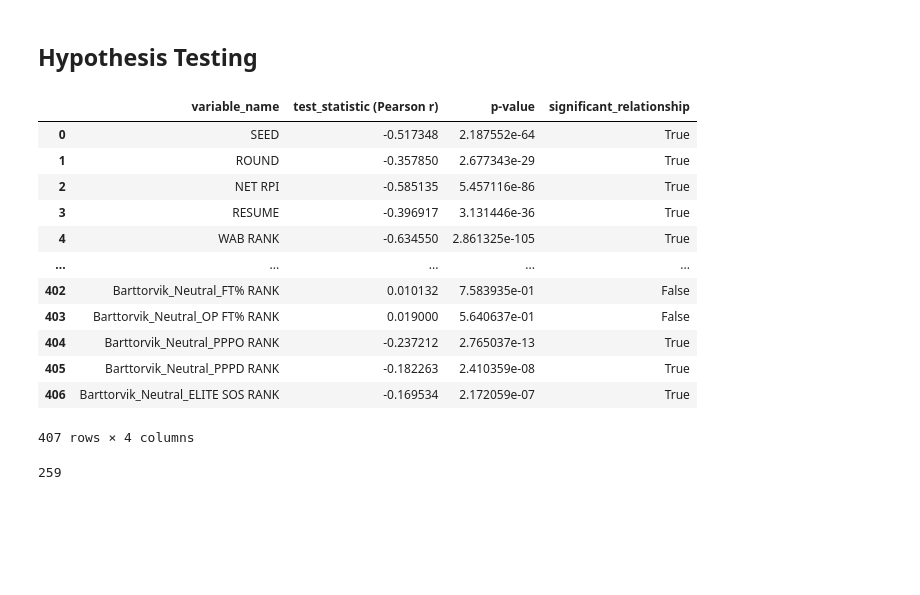
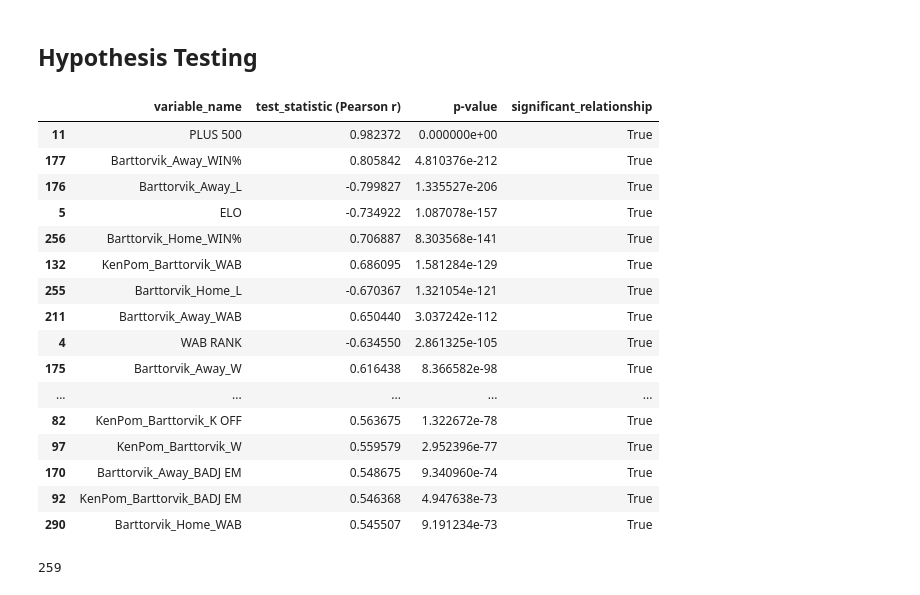
Before and after one commit to jackdorner/CSC2621FinalProject, a Jupyter notebook: FinalProject_cleaned.ipynb, the cells around one changed output. Saved outputs shown, nothing was run; the diff lists cells and outputs as text; code cells hidden in the pictures; blank space fills up the shorter version.

```diff
--- a/FinalProject_cleaned.ipynb
+++ b/FinalProject_cleaned.ipynb
@@ -248,18 +243,23 @@ def correlate_with_win_pct(df, team_col, win_pct_col, drop_columns=None):
 # %%
 pearsons_results = correlate_with_win_pct(df_all, team_col="TEAM NO", win_pct_col='KenPom_Barttorvik_WIN%')
 pearsons_results.to_csv('person_results.csv', index=False)
-pearsons_results
+pearsons_results = pearsons_results.sort_values(by='p-value')
+pearsons_results.head(20)
 # %% [output]
 |  | variable_name | test_statistic (Pearson r) | p-value | significant_relationship |
-| 0 | SEED | -0.517348 | 2.187552e-64 | True |
-| 1 | ROUND | -0.357850 | 2.677343e-29 | True |
-| 2 | NET RPI | -0.585135 | 5.457116e-86 | True |
-| 3 | RESUME | -0.396917 | 3.131446e-36 | True |
+| 11 | PLUS 500 | 0.982372 | 0.000000e+00 | True |
+| 177 | Barttorvik_Away_WIN% | 0.805842 | 4.810376e-212 | True |
+| 176 | Barttorvik_Away_L | -0.799827 | 1.335527e-206 | True |
+| 5 | ELO | -0.734922 | 1.087078e-157 | True |
+| 256 | Barttorvik_Home_WIN% | 0.706887 | 8.303568e-141 | True |
+| 132 | KenPom_Barttorvik_WAB | 0.686095 | 1.581284e-129 | True |
+| 255 | Barttorvik_Home_L | -0.670367 | 1.321054e-121 | True |
+| 211 | Barttorvik_Away_WAB | 0.650440 | 3.037242e-112 | True |
 | 4 | WAB RANK | -0.634550 | 2.861325e-105 | True |
+| 175 | Barttorvik_Away_W | 0.616438 | 8.366582e-98 | True |
 | ... | ... | ... | ... | ... |
-| 402 | Barttorvik_Neutral_FT% RANK | 0.010132 | 7.583935e-01 | False |
-| 403 | Barttorvik_Neutral_OP FT% RANK | 0.019000 | 5.640637e-01 | False |
-| 404 | Barttorvik_Neutral_PPPO RANK | -0.237212 | 2.765037e-13 | True |
-| 405 | Barttorvik_Neutral_PPPD RANK | -0.182263 | 2.410359e-08 | True |
-| 406 | Barttorvik_Neutral_ELITE SOS RANK | -0.169534 | 2.172059e-07 | True |
+| 82 | KenPom_Barttorvik_K OFF | 0.563675 | 1.322672e-78 | True |
+| 97 | KenPom_Barttorvik_W | 0.559579 | 2.952396e-77 | True |
+| 170 | Barttorvik_Away_BADJ EM | 0.548675 | 9.340960e-74 | True |
+| 92 | KenPom_Barttorvik_BADJ EM | 0.546368 | 4.947638e-73 | True |
+| 290 | Barttorvik_Home_WAB | 0.545507 | 9.191234e-73 | True |
-407 rows × 4 columns
```
Also changed, not shown: parts of 55 cells of this notebook.
